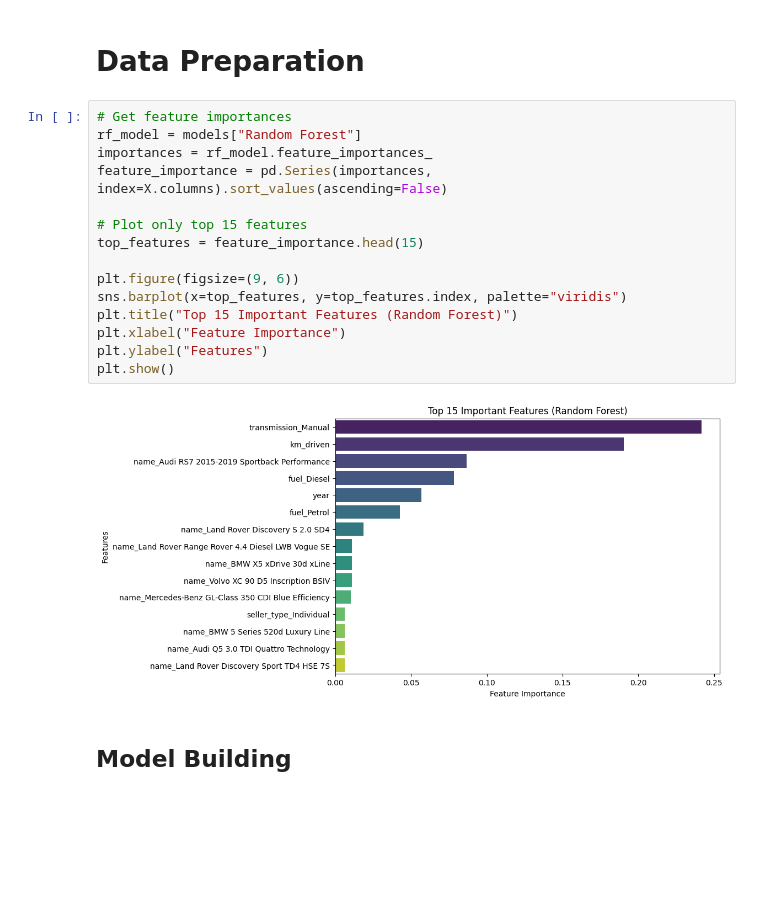
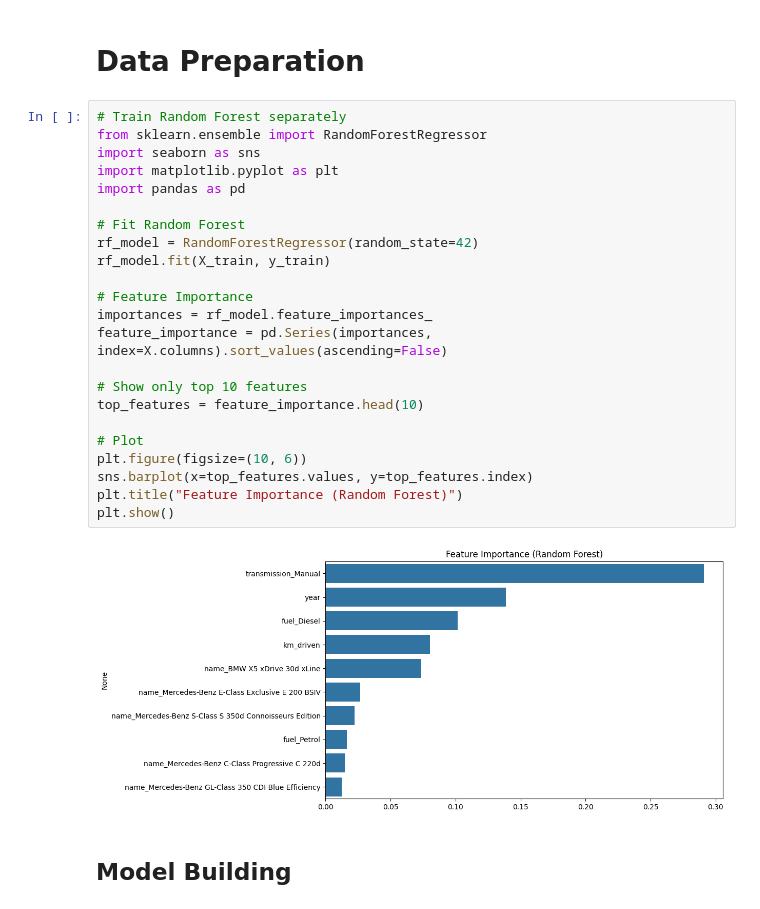
Before and after one commit to rupam-20/CAR-PRICE-PREDICATION, a Jupyter notebook: car_pred.ipynb, the cells around one changed output. Cells and saved outputs as stored; diff of their text form; blank space fills up the shorter version.

```diff
--- a/car_pred.ipynb
+++ b/car_pred.ipynb
@@ -201,22 +201,30 @@ plt.show()
 # %% [markdown]
 # Data Preparation
 # %%
-# Get feature importances
-rf_model = models["Random Forest"]
+# Train Random Forest separately
+from sklearn.ensemble import RandomForestRegressor
+import seaborn as sns
+import matplotlib.pyplot as plt
+import pandas as pd
+
+# Fit Random Forest
+rf_model = RandomForestRegressor(random_state=42)
+rf_model.fit(X_train, y_train)
+
+# Feature Importance
 importances = rf_model.feature_importances_
 feature_importance = pd.Series(importances, index=X.columns).sort_values(ascending=False)
 
-# Plot only top 15 features
-top_features = feature_importance.head(15)
+# Show only top 10 features
+top_features = feature_importance.head(10)
 
-plt.figure(figsize=(9, 6))
-sns.barplot(x=top_features, y=top_features.index, palette="viridis")
-plt.title("Top 15 Important Features (Random Forest)")
-plt.xlabel("Feature Importance")
-plt.ylabel("Features")
+# Plot
+plt.figure(figsize=(10, 6))
+sns.barplot(x=top_features.values, y=top_features.index)
+plt.title("Feature Importance (Random Forest)")
 plt.show()
 # %% [output]
-[figure, old version]
+[figure, new version]
 # %% [markdown]
 ## Model Building
 # %%
```
